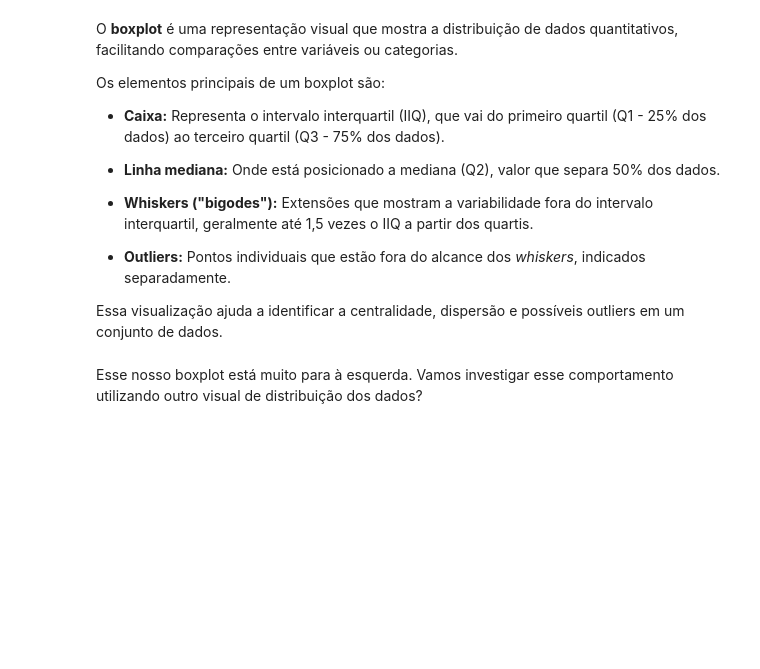
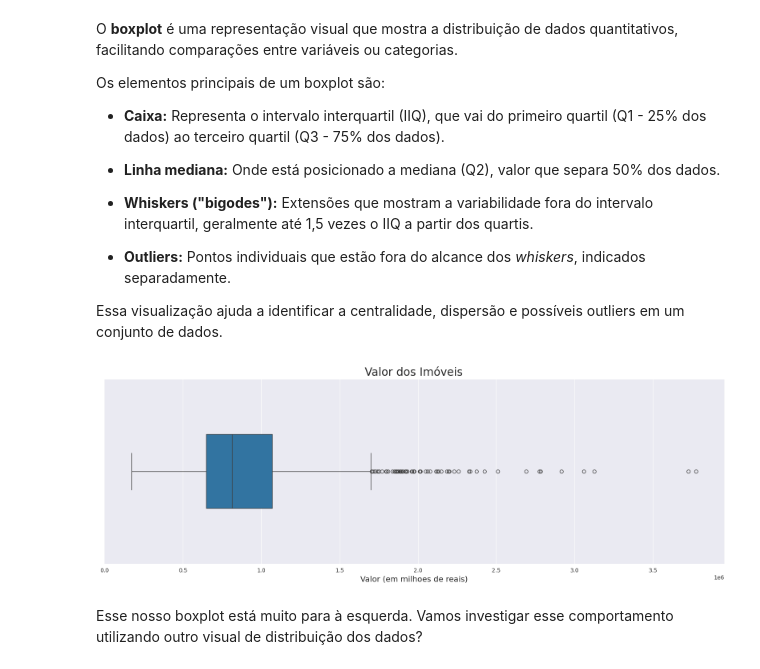
Before and after one commit to Camillabgarcia/ML_Regressao_Linear, a Jupyter notebook: Transformando_Variaveis_Regressão_Linear.ipynb, the cells around one changed output. Cells and saved outputs as stored; diff of their text form; code cells hidden in the pictures; blank space fills up the shorter version.

```diff
--- a/Transformando_Variaveis_Regressão_Linear.ipynb
+++ b/Transformando_Variaveis_Regressão_Linear.ipynb
@@ -100,6 +154,15 @@ interquartil (IIQ), que vai do primeiro quartil (Q1 - 25% dos dados) ao terceiro
 * **Outliers:** Pontos individuais que estão fora do alcance dos *whiskers*, indicados separadamente.
 
 Essa visualização ajuda a identificar a centralidade, dispersão e possíveis outliers em um conjunto de dados.
+# %%
+ax = sns.boxplot(x='valor', data=dados, width=0.4)
+
+ax.figure.set_size_inches(20, 6)
+ax.set_title('Valor dos Imóveis', fontsize=20)
+ax.set_xlabel('Valor (em milhoes de reais)', fontsize=14)
+plt.show()
+# %% [output]
+[figure, added]
 # %% [markdown]
  Esse nosso boxplot está muito para à esquerda. Vamos investigar esse comportamento utilizando outro visual de distribuição dos dados?
 # %% [markdown]
```
Also changed, not shown: parts of 32 cells of this notebook.
